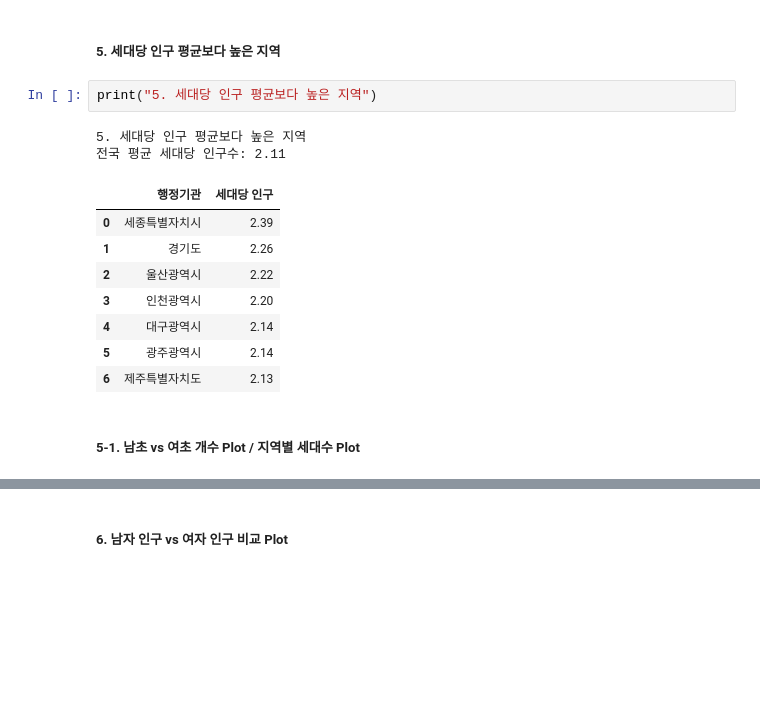
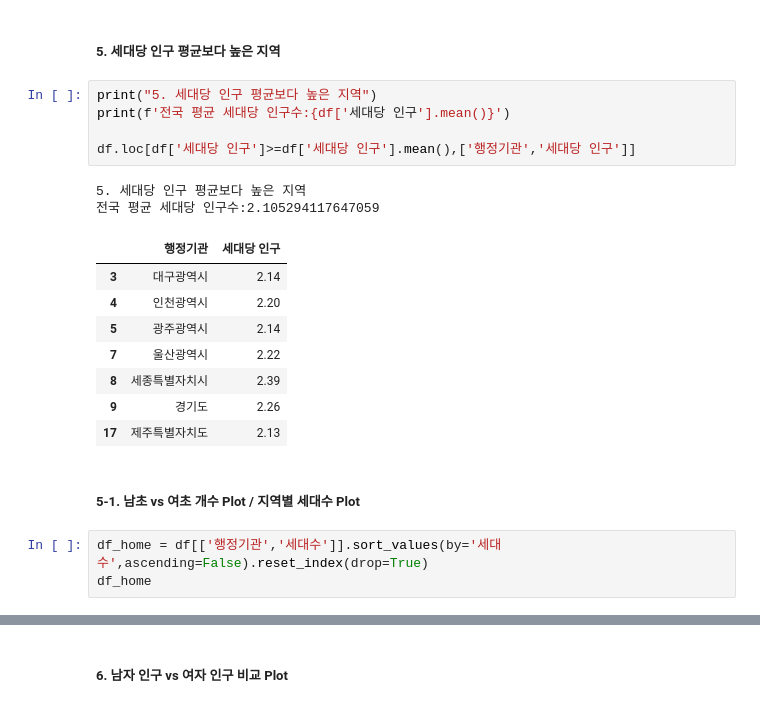
Before and after one commit to yeoleum0721/Python_Webscraping_Anaylsis, a Jupyter notebook: ExerciseProblem/04_인구현황분석.ipynb, the cells around one changed output, grey strips where cells are left out. Cells and saved outputs as stored; diff of their text form; blank space fills up the shorter version.

```diff
--- a/ExerciseProblem/04_인구현황분석.ipynb
+++ b/ExerciseProblem/04_인구현황분석.ipynb
@@ -176,16 +176,22 @@ proportion_df
 ##### 5. 세대당 인구 평균보다 높은 지역
 # %%
 print("5. 세대당 인구 평균보다 높은 지역")
+print(f'전국 평균 세대당 인구수:{df['세대당 인구'].mean()}')
+
+df.loc[df['세대당 인구']>=df['세대당 인구'].mean(),['행정기관','세대당 인구']]
 # %% [output]
 5. 세대당 인구 평균보다 높은 지역
-전국 평균 세대당 인구수: 2.11
+전국 평균 세대당 인구수:2.105294117647059
 |  | 행정기관 | 세대당 인구 |
-| 0 | 세종특별자치시 | 2.39 |
-| 1 | 경기도 | 2.26 |
-| 2 | 울산광역시 | 2.22 |
-| 3 | 인천광역시 | 2.20 |
-| 4 | 대구광역시 | 2.14 |
+| 3 | 대구광역시 | 2.14 |
+| 4 | 인천광역시 | 2.20 |
 | 5 | 광주광역시 | 2.14 |
-| 6 | 제주특별자치도 | 2.13 |
+| 7 | 울산광역시 | 2.22 |
+| 8 | 세종특별자치시 | 2.39 |
+| 9 | 경기도 | 2.26 |
+| 17 | 제주특별자치도 | 2.13 |
 # %% [markdown]
 ##### 5-1. 남초 vs 여초 개수 Plot  /  지역별 세대수 Plot
+# %%
+df_home = df[['행정기관','세대수']].sort_values(by='세대수',ascending=False).reset_index(drop=True)
+df_home
```
Also changed, not shown: parts of 21 cells of this notebook, 3 other files.
